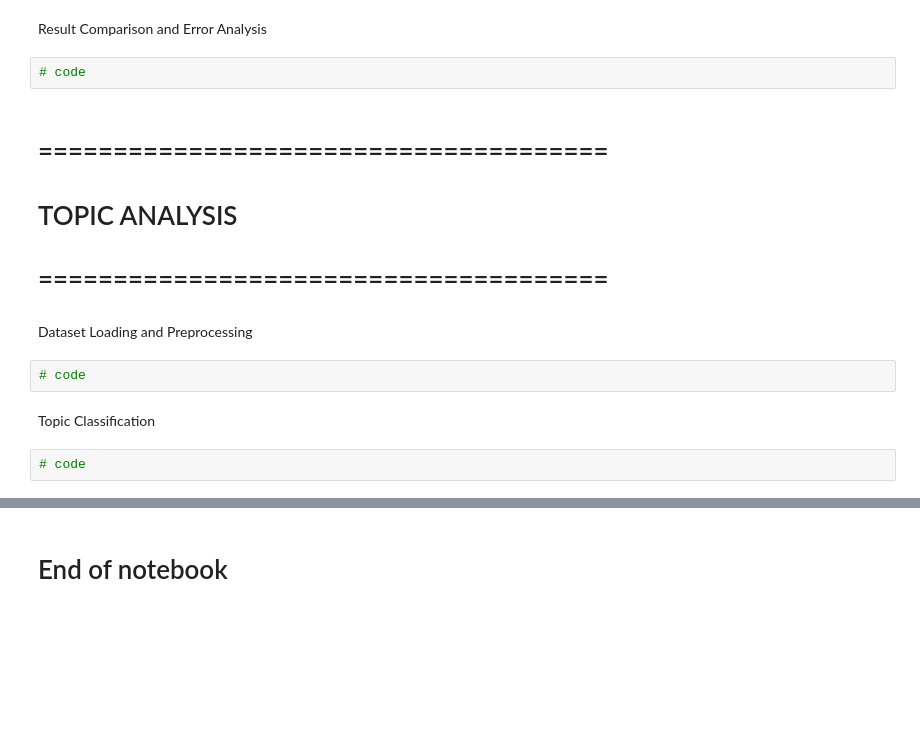
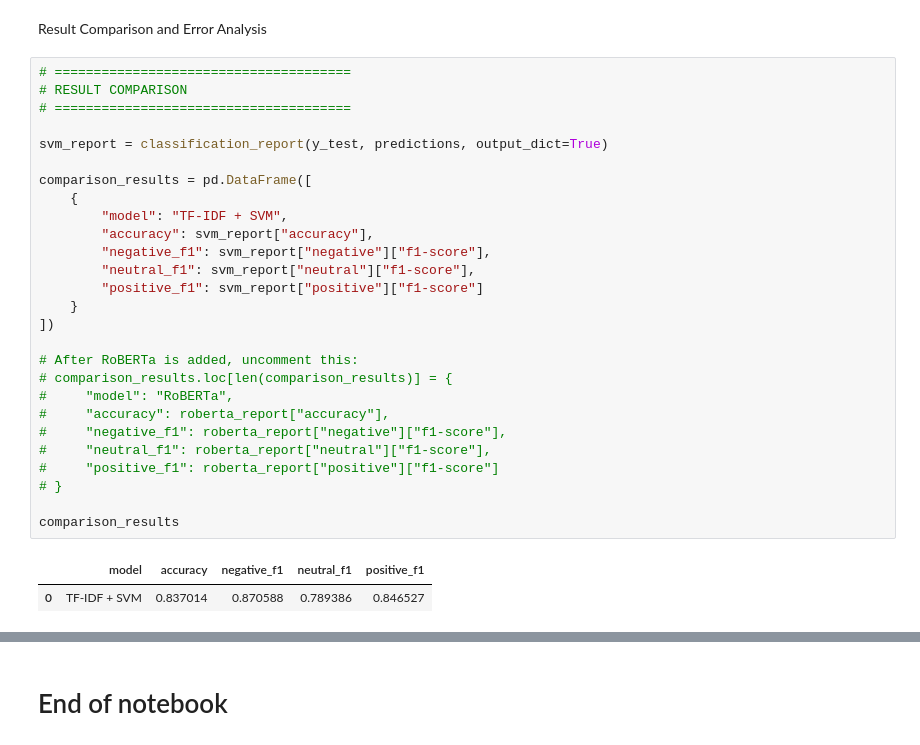
Before and after one commit to bgratz1/TextMiningLab1, a Jupyter notebook: final_project/Final_Project_Text_Mining.ipynb, the cells around one changed output, grey strips where cells are left out. Drawn from its saved outputs; the diff is of its cells as text; blank space fills up the shorter version.

```diff
--- a/final_project/Final_Project_Text_Mining.ipynb
+++ b/final_project/Final_Project_Text_Mining.ipynb
@@ -142,16 +145,32 @@ ROBERTA Sentiment Analysis
 # %% [markdown]
 Result Comparison and Error Analysis
 # %%
-# code
+# ======================================
+# RESULT COMPARISON
+# ======================================
+
+svm_report = classification_report(y_test, predictions, output_dict=True)
+
+comparison_results = pd.DataFrame([
+    {
+        "model": "TF-IDF + SVM",
+        "accuracy": svm_report["accuracy"],
+        "negative_f1": svm_report["negative"]["f1-score"],
+        "neutral_f1": svm_report["neutral"]["f1-score"],
+        "positive_f1": svm_report["positive"]["f1-score"]
+    }
+])
+
+# After RoBERTa is added, uncomment this:
+# comparison_results.loc[len(comparison_results)] = {
+#     "model": "RoBERTa",
+#     "accuracy": roberta_report["accuracy"],
+#     "negative_f1": roberta_report["negative"]["f1-score"],
+#     "neutral_f1": roberta_report["neutral"]["f1-score"],
+#     "positive_f1": roberta_report["positive"]["f1-score"]
+# }
+
+comparison_results
+# %% [output]
+|  | model | accuracy | negative_f1 | neutral_f1 | positive_f1 |
+| 0 | TF-IDF + SVM | 0.837014 | 0.870588 | 0.789386 | 0.846527 |
-# %% [markdown]
-# ======================================
-# TOPIC ANALYSIS
-# ======================================
-# %% [markdown]
-Dataset Loading and Preprocessing
-# %%
-# code
-# %% [markdown]
-Topic Classification
-# %%
-# code
```
Also changed, not shown: parts of 11 cells of this notebook.
